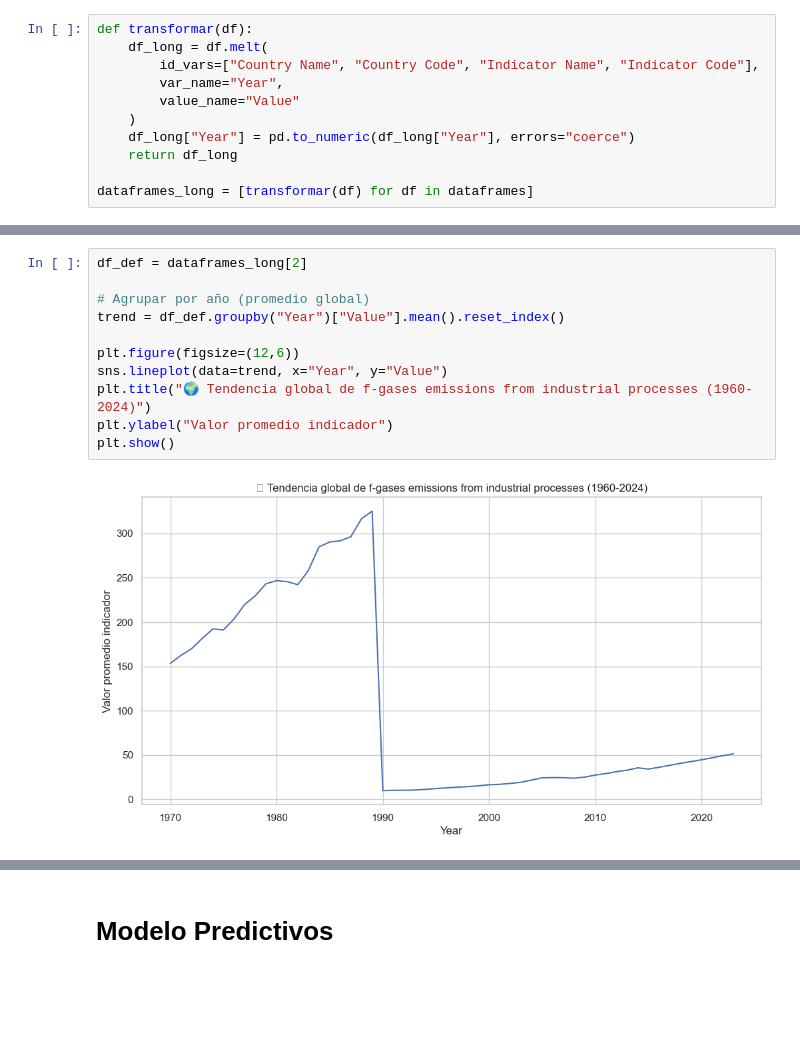
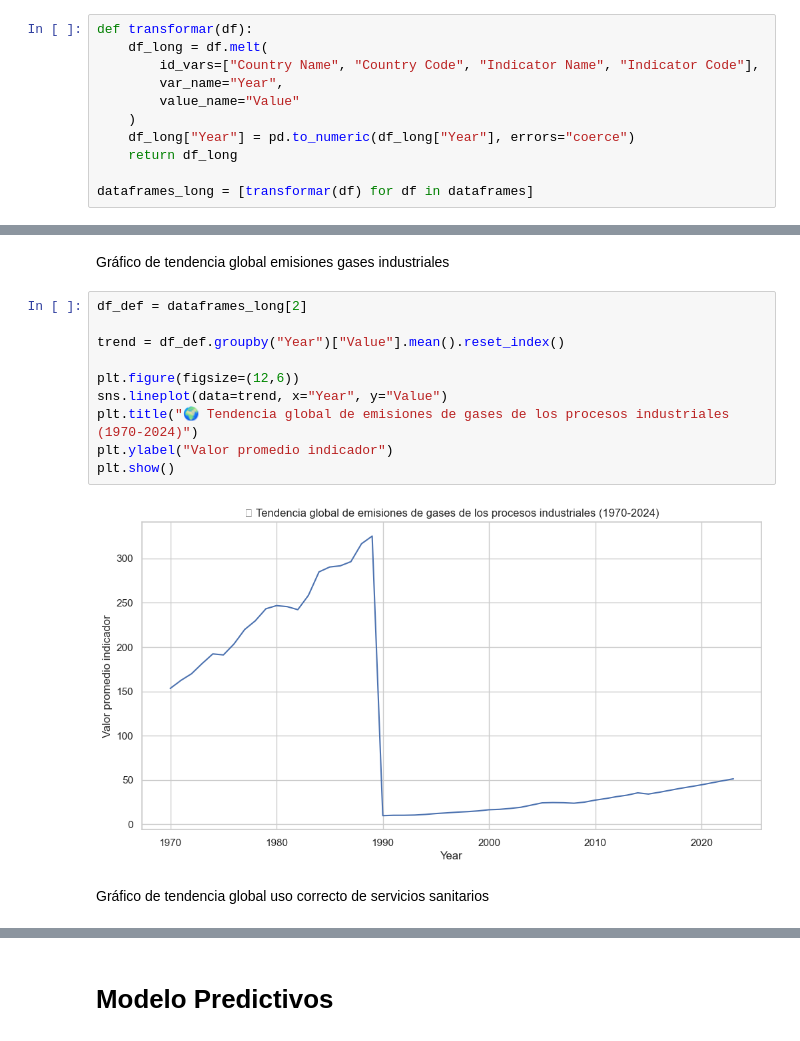
Before and after one commit to Diazgerard/Proyecto_Sotenibilidad, a Jupyter notebook: Proyecto1.ipynb, the cells around one changed output, grey strips where cells are left out. Cells and saved outputs as stored; diff of their text form; blank space fills up the shorter version.

```diff
--- a/Proyecto1.ipynb
+++ b/Proyecto1.ipynb
@@ -141,19 +146,22 @@ plt.ylabel("Valor promedio indicador")
 plt.show()
 # %% [output]
 [figure]
+# %% [markdown]
+Gráfico de tendencia global emisiones gases industriales
 # %%
 df_def = dataframes_long[2]
 
-# Agrupar por año (promedio global)
 trend = df_def.groupby("Year")["Value"].mean().reset_index()
 
 plt.figure(figsize=(12,6))
 sns.lineplot(data=trend, x="Year", y="Value")
-plt.title("🌍 Tendencia global de f-gases emissions from industrial processes (1960-2024)")
+plt.title("🌍 Tendencia global de emisiones de gases de los procesos industriales (1970-2024)")
 plt.ylabel("Valor promedio indicador")
 plt.show()
 # %% [output]
-[figure, old version]
+[figure, new version]
+# %% [markdown]
+Gráfico de tendencia global uso correcto de servicios sanitarios
 # %%
 df_def = dataframes_long[3]
 
```
Also changed, not shown: parts of 38 cells of this notebook, 1 other file.
